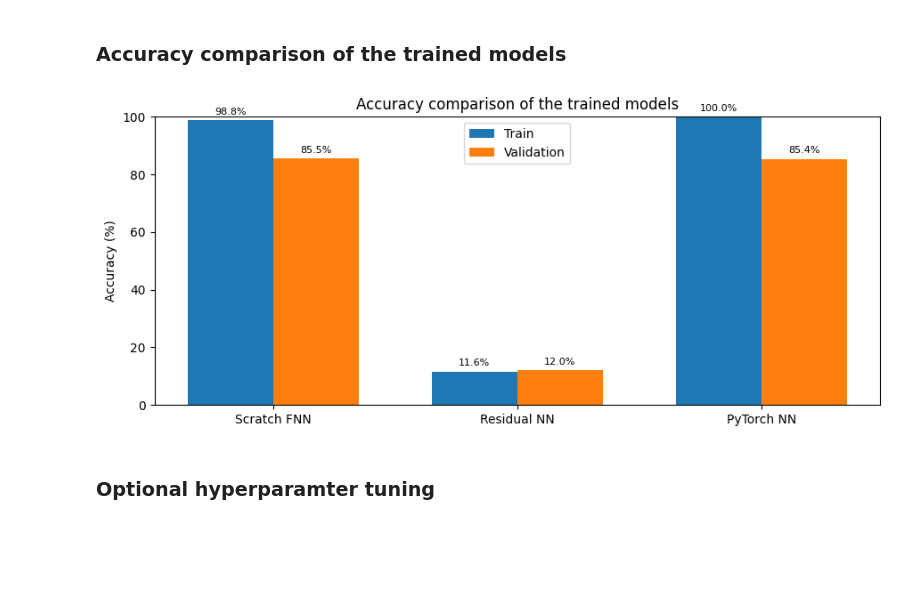
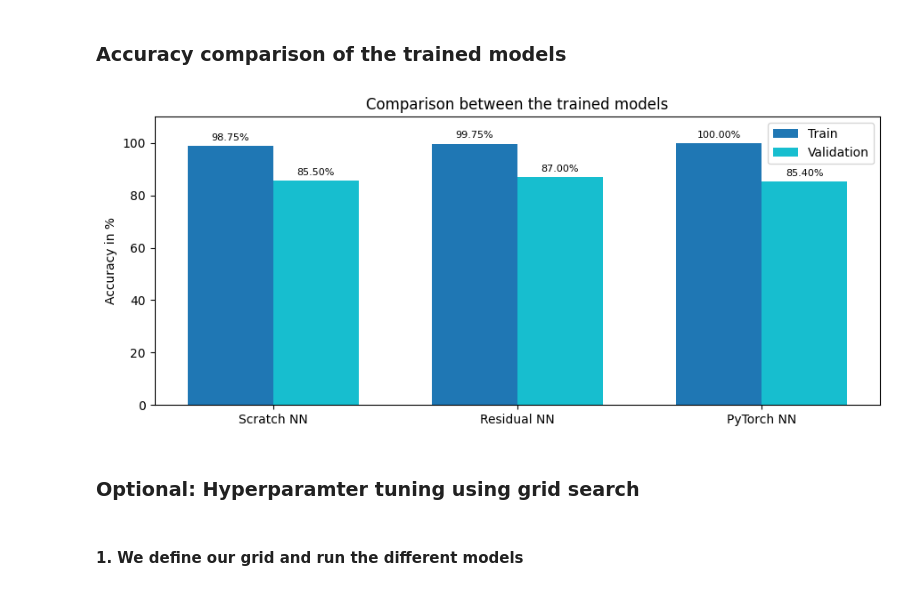
Before and after one commit to hertie-data-science-lab/assignment-1-ps-1-a, a Jupyter notebook: MNIST_classification.ipynb, the cells around one changed output. Cells and saved outputs as stored; diff of their text form; code cells hidden in the pictures; blank space fills up the shorter version.

```diff
--- a/MNIST_classification.ipynb
+++ b/MNIST_classification.ipynb
@@ -117,6 +119,6 @@ Epoch: 50, Training Time: 11.60s, Training Accuracy: 98.75%, Validation Accuracy
 # %% [markdown]
 ### Test residual neural network
 # %%
-res_nn = ResNetwork(sizes=[784, 128, 128, 10], learning_rate=1, epochs=50) # The learning rate was changed from 1 to 0.1 because it overshoots overwise.
+res_nn = ResNetwork(sizes=[784, 128, 128, 10], learning_rate=0.3, epochs=50) # The learning rate was changed from 1 to 0.3 because it overshoots overwise.
 res_nn.fit(x_train, y_train, x_val, y_val)
 # %% [output]
@@ -221,52 +191,58 @@ Here, you should compare the accuracy of all trained models. Optionally, you can
 # %% [markdown]
 ### Accuracy comparison of the trained models
 # %%
-
- # Accuracy measurement for each model
+ # Measuring the accuracy of each model using the accuracy methods
 scratch_train_acc = fnn.compute_accuracy(x_train, y_train)
 scratch_val_acc = fnn.compute_accuracy(x_val, y_val)
 
 res_train_acc = res_nn.compute_accuracy(x_train, y_train)
 res_val_acc = res_nn.compute_accuracy(x_val, y_val)
 
 torch_train_acc = torch_nn.compute_accuracy(train_loader).item()
 torch_val_acc = torch_nn.compute_accuracy(val_loader).item()
 
-# Convert to percentages
-models = ['Scratch FNN', 'Residual NN', 'PyTorch NN']
+# Converting to percentages
+models = ['Scratch NN', 'Residual NN', 'PyTorch NN']
 train_accuracies = [scratch_train_acc * 100.0, res_train_acc * 100.0, torch_train_acc * 100.0]
 val_accuracies = [scratch_val_acc * 100.0, res_val_acc * 100.0, torch_val_acc * 100.0]
 
 # Plotting the results
 x = np.arange(len(models))
 width = 0.35
 fig, ax = plt.subplots(figsize=(9, 4))
-rects1 = ax.bar(x - width/2, train_accuracies, width, label='Train')
-rects2 = ax.bar(x + width/2, val_accuracies, width, label='Validation')
 
-ax.set_ylabel('Accuracy (%)')
-ax.set_title('Accuracy comparison of the trained models')
+# Setting great colors
+blue = "#1f77b4"
+turquoise = "#17becf"
+
+bin1 = ax.bar(x - width/2, train_accuracies, width, label='Train', color=pastel_blue)
+bin2 = ax.bar(x + width/2, val_accuracies, width, label='Validation', color=pastel_turquoise)
+
+ax.set_ylabel('Accuracy in %')
+ax.set_title('Comparison between the trained models')
 ax.set_xticks(x)
 ax.set_xticklabels(models)
-ax.set_ylim(0, 100)
+ax.set_ylim(0, 110)
 ax.legend()
 
 # Annotating the bars
-for rects in (rects1, rects2):
+for rects in (bin1, bin2):
     for r in rects:
         h = r.get_height()
-        ax.annotate(f'{h:.1f}%',
+        ax.annotate(f'{h:.2f}%',
                     xy=(r.get_x() + r.get_width() / 2, h),
                     xytext=(0, 3),
                     textcoords="offset points",
                     ha='center', va='bottom', fontsize=8)
 
 plt.tight_layout()
 plt.show()
 # %% [output]
-[figure, old version]
+[figure, new version]
 # %% [markdown]
-### Optional hyperparamter tuning
+### Optional: Hyperparamter tuning using grid search
+# %% [markdown]
+#### 1. We define our grid and run the different models
 # %%
 # Configuring the grids for grid search
 scratch_sizes = [784, 128, 64, 10]
```
Also changed, not shown: parts of 12 cells of this notebook, 4 other files.
